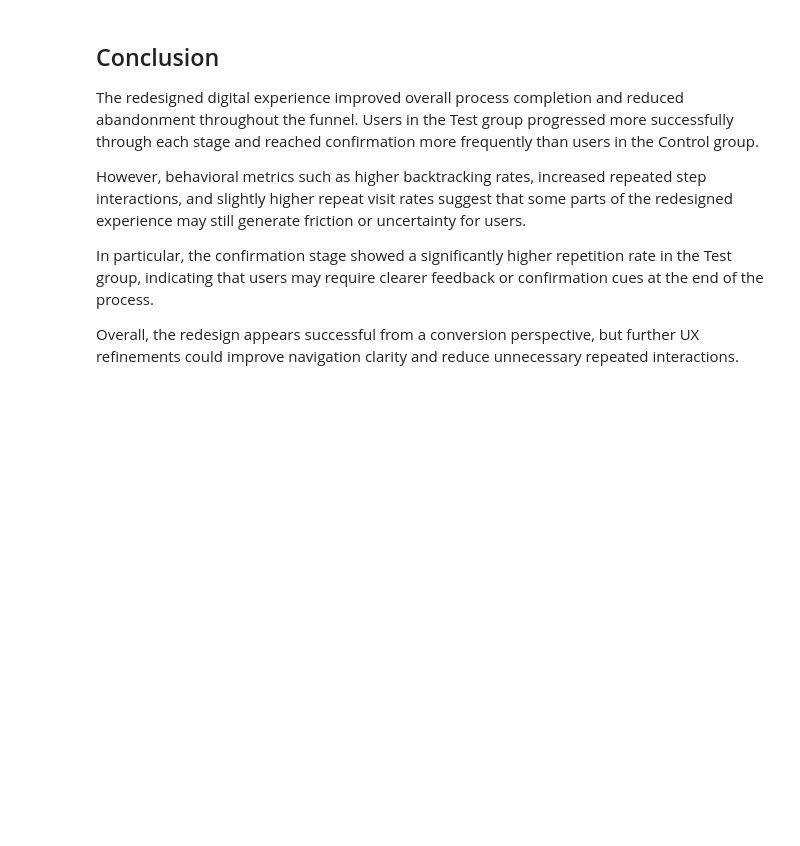
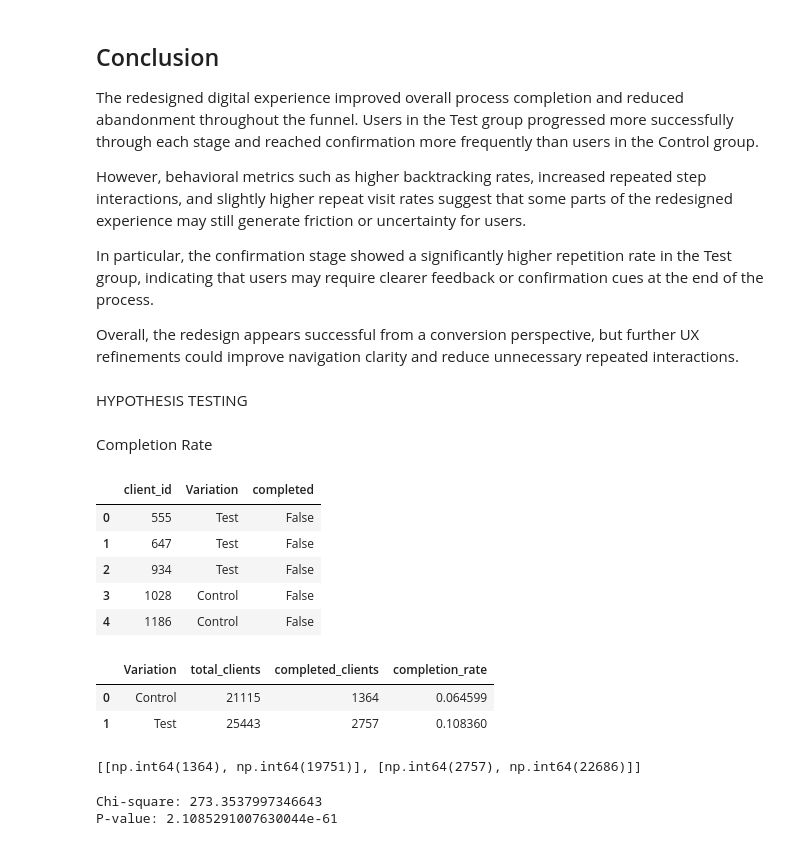
Before and after one commit to romsx111/ab-customer-experience-project, a Jupyter notebook: data_cleaning_ab_testing.ipynb, the cells around one changed output. Drawn from its saved outputs; the diff is of its cells as text; code cells hidden in the pictures; blank space fills up the shorter version.

```diff
--- a/data_cleaning_ab_testing.ipynb
+++ b/data_cleaning_ab_testing.ipynb
@@ -1078,3 +1078,29 @@ However, behavioral metrics such as higher backtracking rates, increased repeate
 In particular, the confirmation stage showed a significantly higher repetition rate in the Test group, indicating that users may require clearer feedback or confirmation cues at the end of the process.
 
 Overall, the redesign appears successful from a conversion perspective, but further UX refinements could improve navigation clarity and reduce unnecessary repeated interactions.
+# %% [markdown]
+HYPOTHESIS TESTING
+# %% [markdown]
+Completion Rate
+# %%
+completion = (df_exp
+    .groupby(['client_id', 'Variation'])['process_step']
+    .apply(lambda x: 'confirm' in x.values)
+    .reset_index(name='completed'))
+completion.head()
+# %% [output]
+|  | client_id | Variation | completed |
+| 0 | 555 | Test | False |
+| 1 | 647 | Test | False |
+| 2 | 934 | Test | False |
+| 3 | 1028 | Control | False |
+| 4 | 1186 | Control | False |
+# %%
+#create the completion summary table
+completion_summary = (completion.groupby('Variation').agg(total_clients=('client_id', 'nunique'),completed_clients=('completed', 'sum')).reset_index())
+completion_summary['completion_rate'] = (completion_summary['completed_clients']/ completion_summary['total_clients'])
+completion_summary
+# %% [output]
+|  | Variation | total_clients | completed_clients | completion_rate |
+| 0 | Control | 21115 | 1364 | 0.064599 |
+| 1 | Test | 25443 | 2757 | 0.108360 |
@@ -1080,0 +1122,8 @@ Overall, the redesign appears successful from a conversion perspective, but furt
+# %%
+#create the completion summary table for the test
+completion_summary_table = [
+    [control_completed, control_total - control_completed],
+    [test_completed, test_total - test_completed]]
+completion_summary_table
+# %% [output]
+[[np.int64(1364), np.int64(19751)], [np.int64(2757), np.int64(22686)]]
@@ -1080,0 +1132,8 @@ Overall, the redesign appears successful from a conversion perspective, but furt
+# %%
+chi2, p_value, dof, expected = st.chi2_contingency(
+    completion_summary_table)
+print("Chi-square:", chi2)
+print("P-value:", p_value)
+# %% [output]
+Chi-square: 273.3537997346643
+P-value: 2.1085291007630044e-61
```
Also changed, not shown: parts of 8 cells of this notebook.
